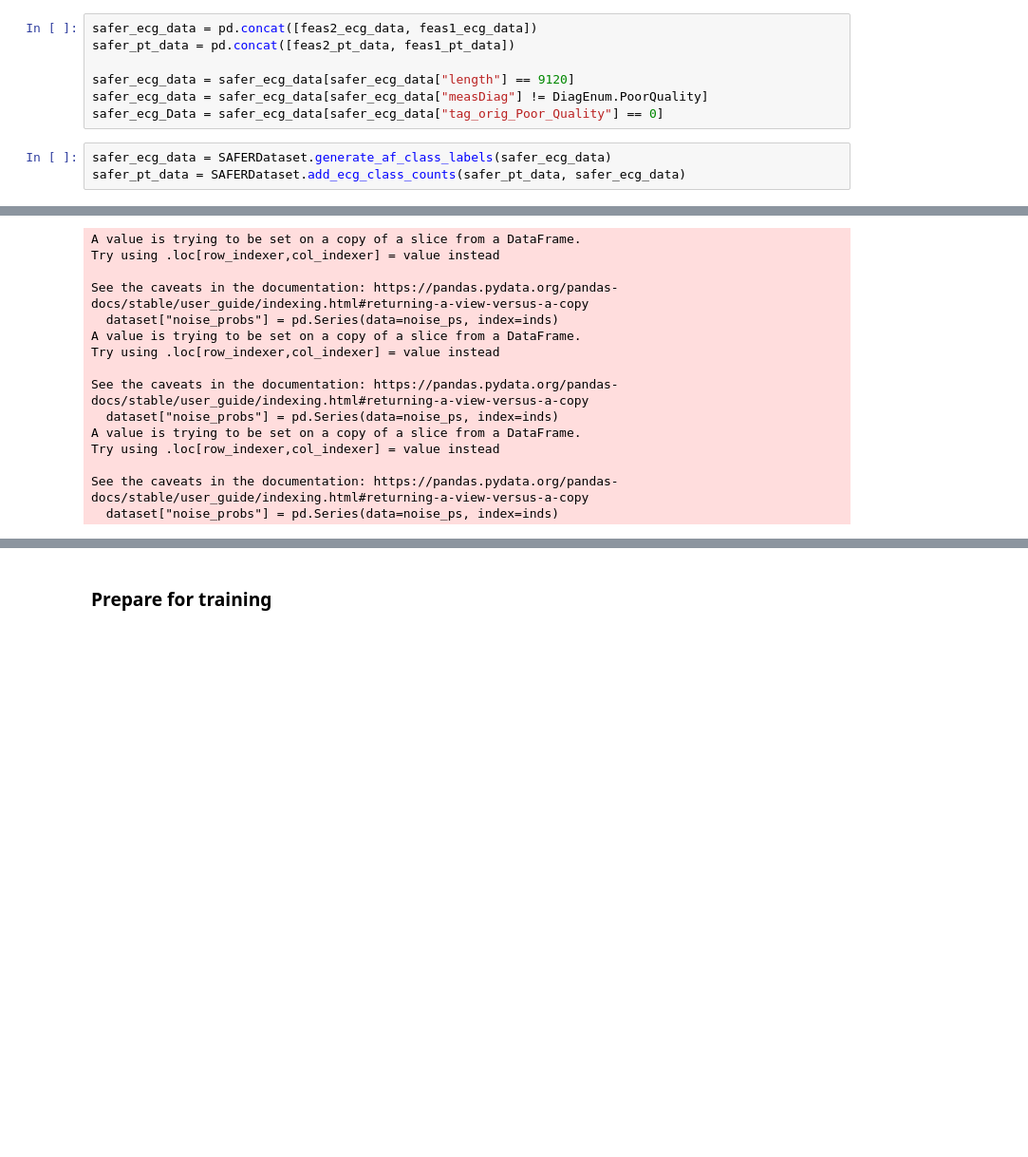
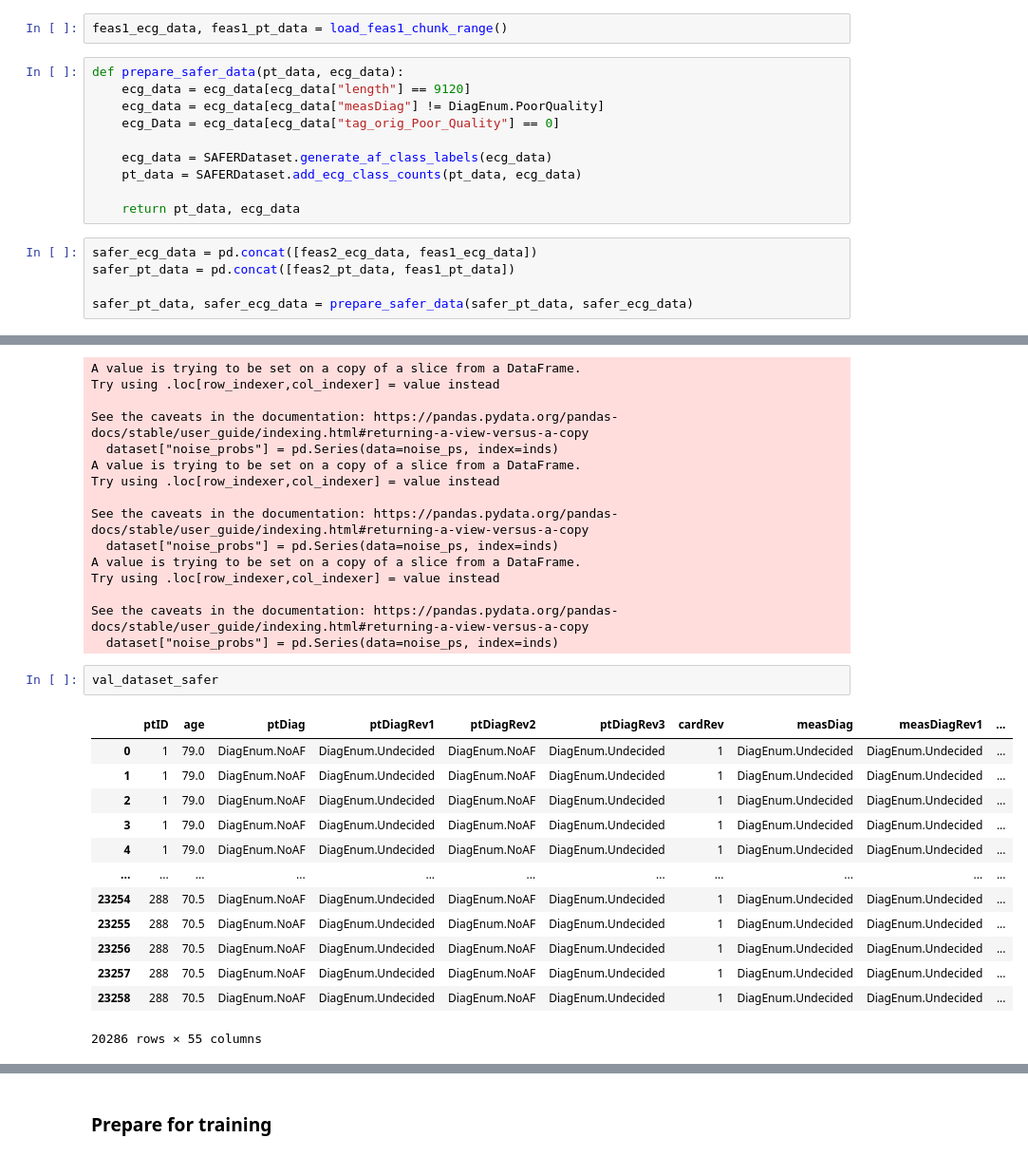
Before and after one commit to daniel347/ecg-signal-quality, a Jupyter notebook: Transformer.ipynb, the cells around one changed output, grey strips where cells are left out. Shown at 95% size. Cells and saved outputs as stored; diff of their text form; blank space fills up the shorter version.

Commit message:
Cleaned up a little more and got the DataSetSequenceIterator to work, so should be able to train with lots of data

```diff
--- a/Transformer.ipynb
+++ b/Transformer.ipynb
@@ -95,10 +97,17 @@ feas1_pt_data = pd.concat(pt_data).drop_duplicates()
+# %%
+feas1_ecg_data, feas1_pt_data = load_feas1_chunk_range()
+# %%
+def prepare_safer_data(pt_data, ecg_data):
+    ecg_data = ecg_data[ecg_data["length"] == 9120]
+    ecg_data = ecg_data[ecg_data["measDiag"] != DiagEnum.PoorQuality]
+    ecg_Data = ecg_data[ecg_data["tag_orig_Poor_Quality"] == 0]
+
+    ecg_data = SAFERDataset.generate_af_class_labels(ecg_data)
+    pt_data = SAFERDataset.add_ecg_class_counts(pt_data, ecg_data)
+
+    return pt_data, ecg_data
 # %%
 safer_ecg_data = pd.concat([feas2_ecg_data, feas1_ecg_data])
 safer_pt_data = pd.concat([feas2_pt_data, feas1_pt_data])
 
-safer_ecg_data = safer_ecg_data[safer_ecg_data["length"] == 9120]
-safer_ecg_data = safer_ecg_data[safer_ecg_data["measDiag"] != DiagEnum.PoorQuality]
-safer_ecg_Data = safer_ecg_data[safer_ecg_data["tag_orig_Poor_Quality"] == 0]
+safer_pt_data, safer_ecg_data = prepare_safer_data(safer_pt_data, safer_ecg_data)
-# %%
-safer_ecg_data = SAFERDataset.generate_af_class_labels(safer_ecg_data)
-safer_pt_data = SAFERDataset.add_ecg_class_counts(safer_pt_data, safer_ecg_data)
@@ -503,6 +580,22 @@ Try using .loc[row_indexer,col_indexer] = value instead
 
 See the caveats in the documentation: https://pandas.pydata.org/pandas-docs/stable/user_guide/indexing.html#returning-a-view-versus-a-copy
   dataset["noise_probs"] = pd.Series(data=noise_ps, index=inds)
+# %%
+val_dataset_safer
+# %% [output]
+|  | ptID | age | ptDiag | ptDiagRev1 | ptDiagRev2 | ptDiagRev3 | cardRev | measDiag | measDiagRev1 | ... |
+| 0 | 1 | 79.0 | DiagEnum.NoAF | DiagEnum.Undecided | DiagEnum.NoAF | DiagEnum.Undecided | 1 | DiagEnum.Undecided | DiagEnum.Undecided | ... |
+| 1 | 1 | 79.0 | DiagEnum.NoAF | DiagEnum.Undecided | DiagEnum.NoAF | DiagEnum.Undecided | 1 | DiagEnum.Undecided | DiagEnum.Undecided | ... |
+| 2 | 1 | 79.0 | DiagEnum.NoAF | DiagEnum.Undecided | DiagEnum.NoAF | DiagEnum.Undecided | 1 | DiagEnum.Undecided | DiagEnum.Undecided | ... |
+| 3 | 1 | 79.0 | DiagEnum.NoAF | DiagEnum.Undecided | DiagEnum.NoAF | DiagEnum.Undecided | 1 | DiagEnum.Undecided | DiagEnum.Undecided | ... |
+| 4 | 1 | 79.0 | DiagEnum.NoAF | DiagEnum.Undecided | DiagEnum.NoAF | DiagEnum.Undecided | 1 | DiagEnum.Undecided | DiagEnum.Undecided | ... |
+| ... | ... | ... | ... | ... | ... | ... | ... | ... | ... | ... |
+| 23254 | 288 | 70.5 | DiagEnum.NoAF | DiagEnum.Undecided | DiagEnum.NoAF | DiagEnum.Undecided | 1 | DiagEnum.Undecided | DiagEnum.Undecided | ... |
+| 23255 | 288 | 70.5 | DiagEnum.NoAF | DiagEnum.Undecided | DiagEnum.NoAF | DiagEnum.Undecided | 1 | DiagEnum.Undecided | DiagEnum.Undecided | ... |
+| 23256 | 288 | 70.5 | DiagEnum.NoAF | DiagEnum.Undecided | DiagEnum.NoAF | DiagEnum.Undecided | 1 | DiagEnum.Undecided | DiagEnum.Undecided | ... |
+| 23257 | 288 | 70.5 | DiagEnum.NoAF | DiagEnum.Undecided | DiagEnum.NoAF | DiagEnum.Undecided | 1 | DiagEnum.Undecided | DiagEnum.Undecided | ... |
+| 23258 | 288 | 70.5 | DiagEnum.NoAF | DiagEnum.Undecided | DiagEnum.NoAF | DiagEnum.Undecided | 1 | DiagEnum.Undecided | DiagEnum.Undecided | ... |
+20286 rows × 55 columns
 # %%
 # Remove the noisy samples
 train_dataset_safer_clean = train_dataset_safer[train_dataset_safer["noise_probs"] < 0]
```
Also changed, not shown: parts of 37 cells of this notebook, 5 other files.
